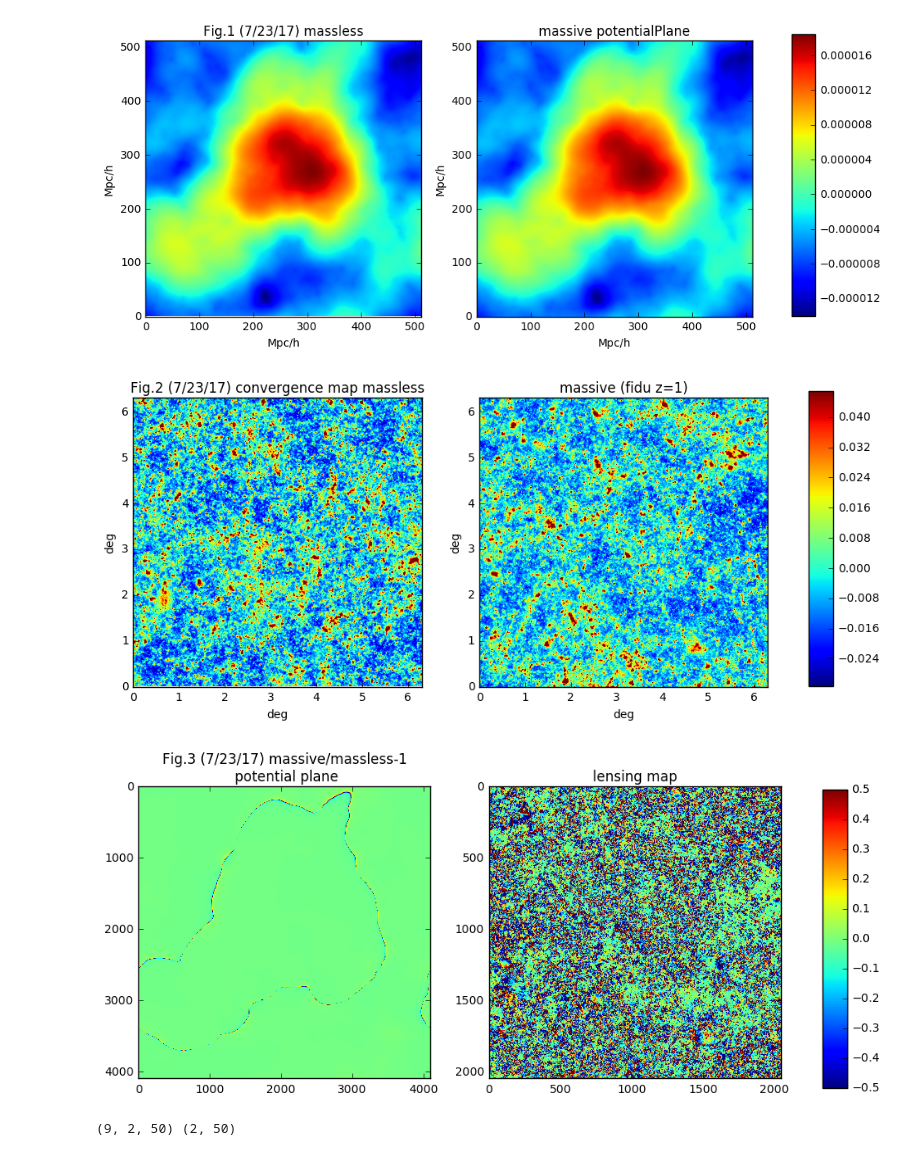
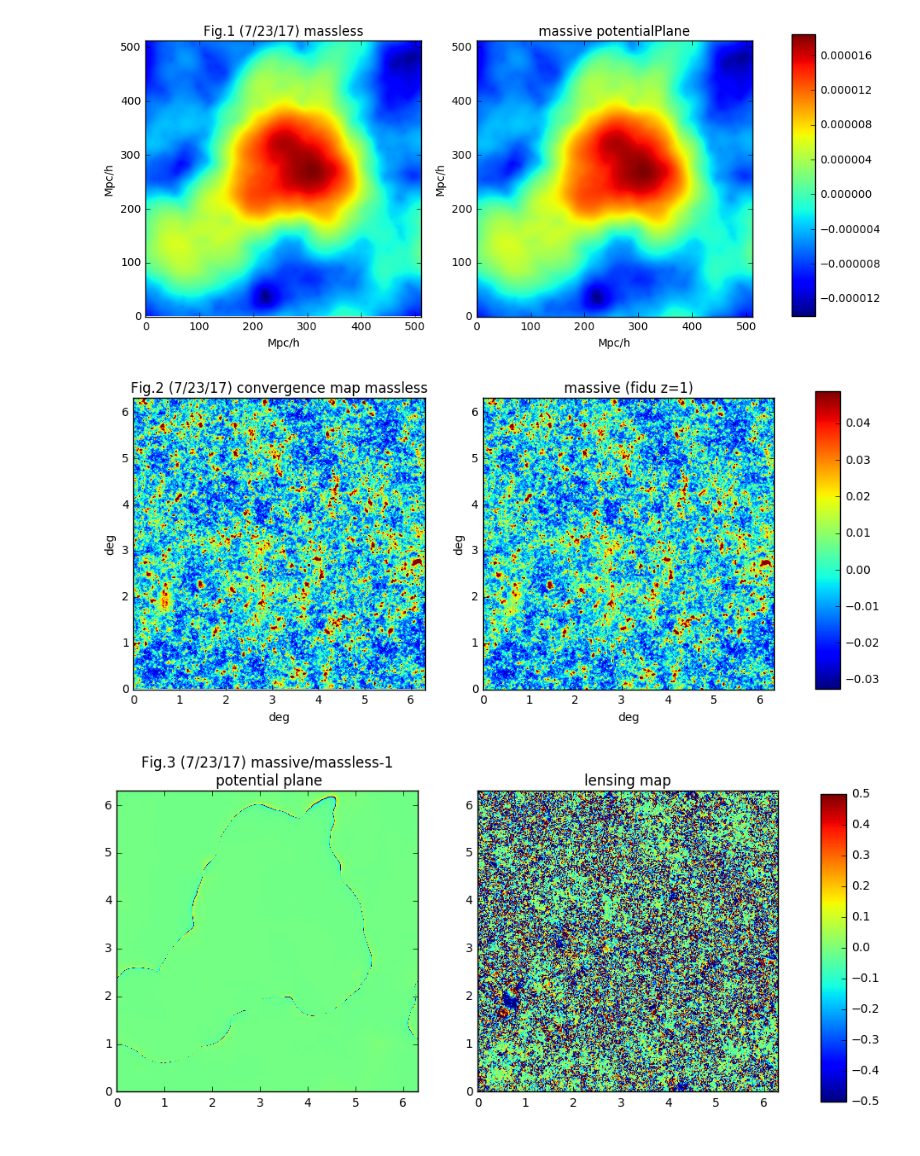
Before and after one commit to liuxx479/neutrino-batch, a Jupyter notebook: plot-maps.ipynb, the cells around one changed output. Saved outputs shown, nothing was run; the diff lists cells and outputs as text; code cells hidden in the pictures.

Commit message:
add plot-maps for cmb convergence maps test

```diff
--- a/plot-maps.ipynb
+++ b/plot-maps.ipynb
@@ -28,7 +28,7 @@ show()
 # %% [output]
 [figure]
 # %%
-conv_massive_z1 = fits.open('sample_maps/mnv0.10000_om0.30000_As2.1000/WLconv_z1.00_0999r.fits')[0].data
+conv_massive_z1 = fits.open('sample_maps/mnv0.10000_om0.30000_As2.1000/WLconv_z1.00_0001r.fits')[0].data
 conv_massles_z1 = fits.open('sample_maps/mnv0.00000_om0.30000_As2.1000/WLconv_z1.00_0001r.fits')[0].data
 #conv_massive_z2 = fits.open('sample_maps/mnv0.10000_om0.30000_As2.1000/WLconv_z2.00_0999r.fits')[0].data
 #conv_massles_z2 = fits.open('sample_maps/mnv0.00000_om0.30000_As2.1000/WLconv_z2.00_0999r.fits')[0].data
@@ -53,24 +53,24 @@ cbar_ax = f.add_axes([0.95, 0.22, 0.03, 0.6])
 f.colorbar(clb2, cax=cbar_ax)
 show()
 # %% [output]
-[figure, old version]
+[figure, new version]
 # %%
 f=figure(figsize=(10,6))
 ax1=f.add_subplot(121)
 ax2=f.add_subplot(122)
 
-clb1=ax1.imshow(plane_massive/plane_massles-1,vmin=-0.5,vmax=0.5)
+clb1=ax1.imshow(plane_massive/plane_massles-1,extent=[0,6.3, 0,6.3],vmin=-0.5,vmax=0.5)
 
-clb2=ax2.imshow(conv_massive_z1/conv_massles_z1-1,vmin=-0.5,vmax=0.5)
+clb2=ax2.imshow(conv_massive_z1/conv_massles_z1-1,extent=[0,6.3, 0,6.3],vmin=-0.5,vmax=0.5)
 cbar_ax2 = f.add_axes([0.95, 0.2, 0.03, 0.6])
 f.colorbar(clb2, cax=cbar_ax2)
 
 ax1.set_title('Fig.3 (7/23/17) massive/massless-1\n potential plane')
 ax2.set_title('lensing map')
 
 show()
 # %% [output]
-[figure, old version]
+[figure, new version]
 # %%
 ell, ps0_z1 = WLanalysis.PowerSpectrum(conv_massles_z1, sizedeg = 6.3**2)
 ell, ps1_z1 = WLanalysis.PowerSpectrum(conv_massive_z1, sizedeg = 6.3**2)
@@ -84,12 +84,13 @@ def ps_gen (fn,sizedeg=6.3**2):
     ell, ps = WLanalysis.PowerSpectrum(ikappamap, sizedeg = sizedeg)
     return ell, ps
 # %%
-out = array([ps_gen('sample_maps/mnv0.00000_om0.30000_As2.1000/WLconv_z1.00_000%ir.fits'%(i)) for i in range(1,10)])
+out0 = array([ps_gen('sample_maps/mnv0.00000_om0.30000_As2.1000/WLconv_z1.00_000%ir.fits'%(i)) for i in range(1,10)])
+#print out.shape, mean(out, axis=0).shape
+ell, ps0_z1 = mean(out0, axis=0)
 
-print out.shape, mean(out, axis=0).shape
-ell0_avg_z1, ps0_avg_z1 = mean(out, axis=0)
+out1 = array([ps_gen('sample_maps/mnv0.10000_om0.30000_As2.1000/WLconv_z1.00_000%ir.fits'%(i)) for i in range(1,10)])
+#print out.shape, mean(out, axis=0).shape
+ell, ps1_z1 = mean(out1, axis=0)
-# %% [output]
-(9, 2, 50) (2, 50)
 # %%
 f=figure(figsize=(10,4))
 ax1=f.add_subplot(121)
```
Also changed, not shown: parts of 4 cells of this notebook.
